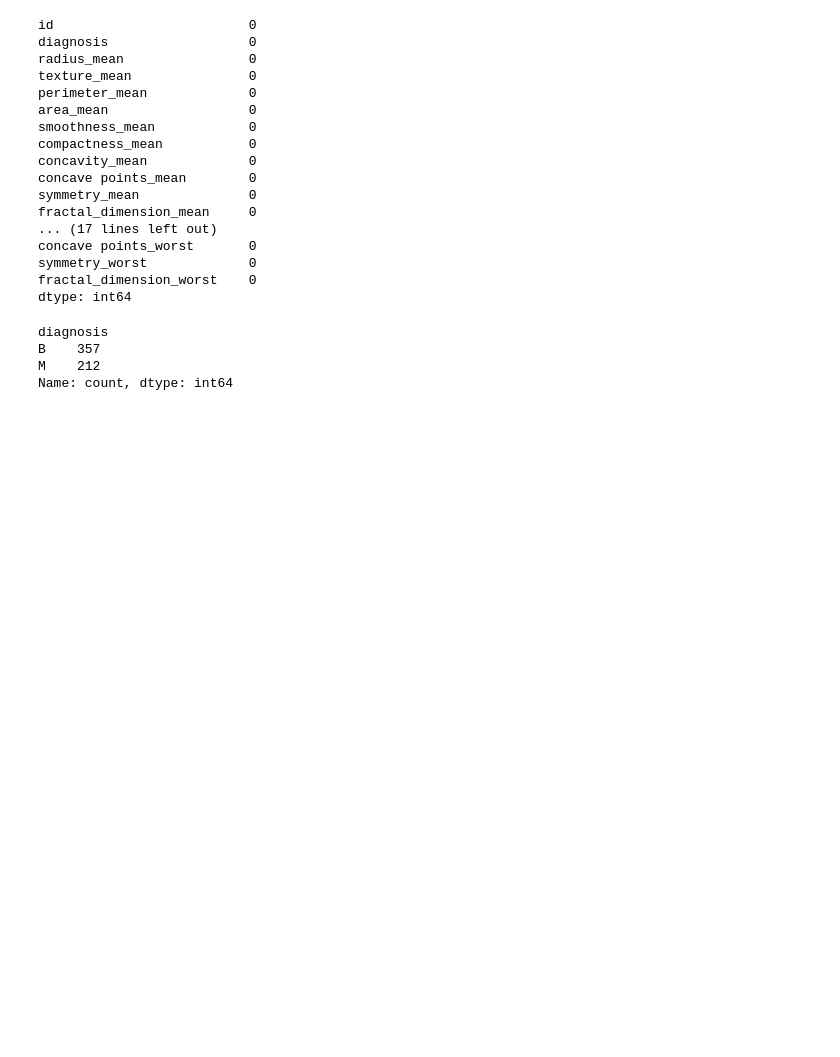
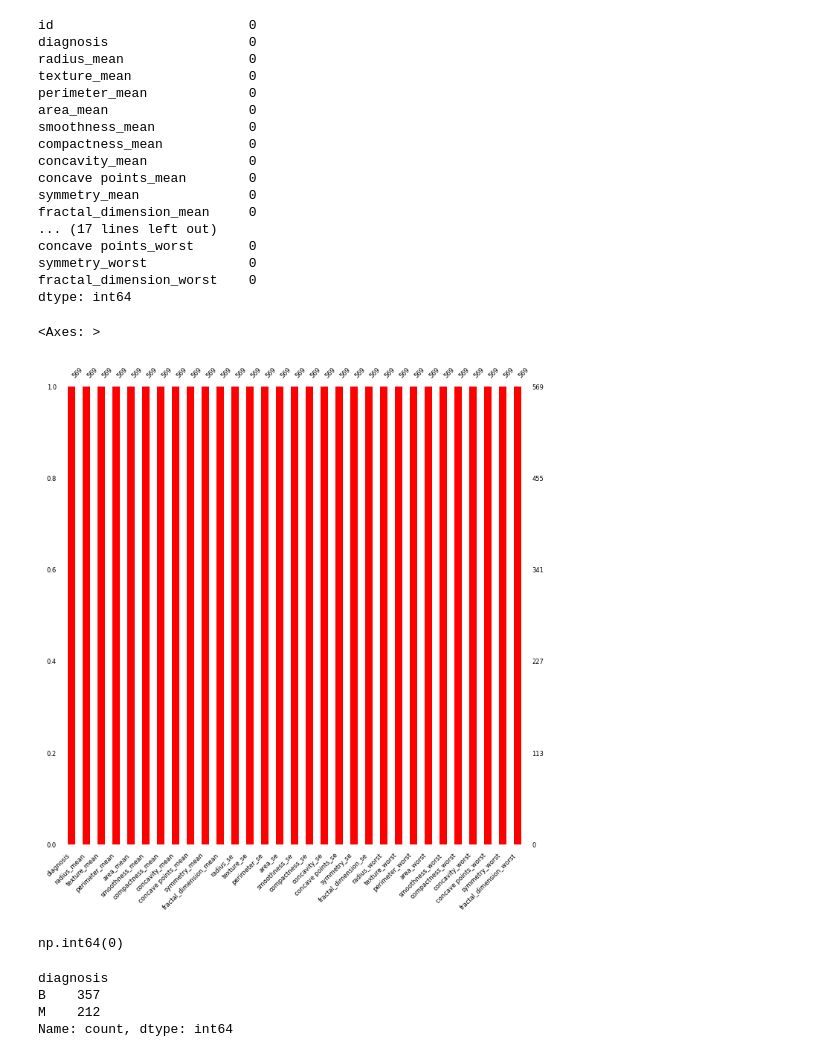
Before and after one commit to Mostafij-k/Advanced_ML_Project, a Jupyter notebook: Cancer_Project/Breast_Cancer.ipynb, the cells around one changed output. Saved outputs shown, nothing was run; the diff lists cells and outputs as text; code cells hidden in the pictures; blank space fills up the shorter version.

```diff
--- a/Cancer_Project/Breast_Cancer.ipynb
+++ b/Cancer_Project/Breast_Cancer.ipynb
@@ -94,3 +103,12 @@ concave points_worst       0
 symmetry_worst             0
 fractal_dimension_worst    0
 dtype: int64
+# %%
+# Use missingo to show missing value
+msno.bar(df,
+        figsize=(8,8),
+        color='red',
+        fontsize=6)
+# %% [output]
+<Axes: >
+[figure, added]
@@ -97,3 +117,8 @@ dtype: int64
+# %%
+# Check any duplicated value
+df.duplicated().sum()
+# %% [output]
+np.int64(0)
 # %%
 # Check whether data is imbalanced or not
 df['diagnosis'].value_counts()
```
Also changed, not shown: parts of 22 cells of this notebook.
